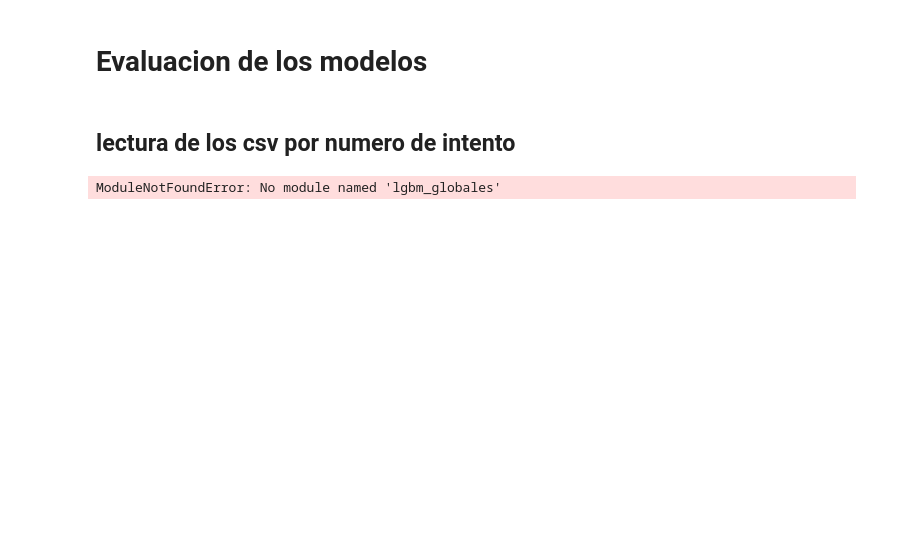
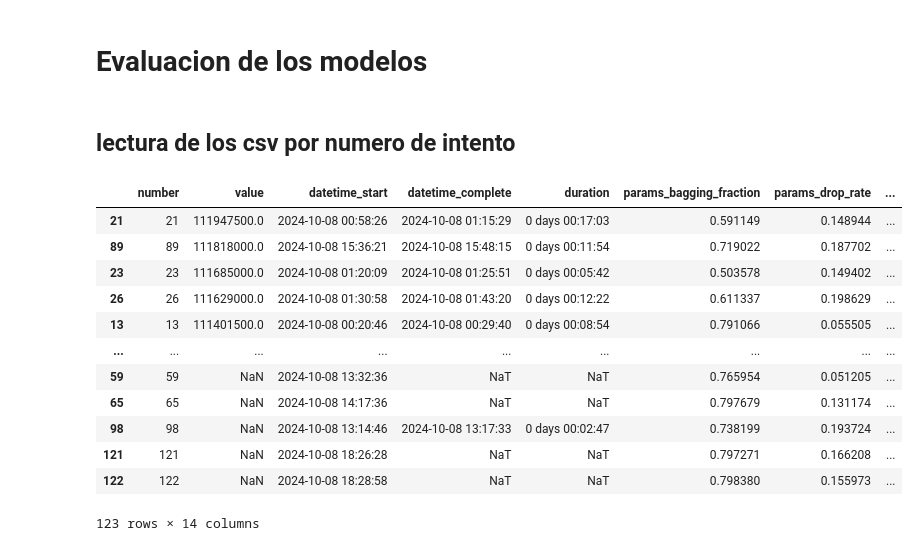
Before and after one commit to jgjuara/pipe-dmeyf24, a Jupyter notebook: testing/evaluacion.ipynb, the cells around one changed output. Saved outputs shown, nothing was run; the diff lists cells and outputs as text; code cells hidden in the pictures; blank space fills up the shorter version.

```diff
--- a/testing/evaluacion.ipynb
+++ b/testing/evaluacion.ipynb
@@ -5,31 +5,42 @@
 # %%
 #%%
 import pandas as pd
 import numpy as np
 import seaborn as sns
 import matplotlib.pyplot as plt
 from sklearn.model_selection import train_test_split
 from sklearn.model_selection import ShuffleSplit, StratifiedShuffleSplit
 from sklearn.ensemble import RandomForestClassifier
 import lightgbm as lgb
 import optuna
 from optuna.visualization import plot_optimization_history, plot_param_importances, plot_slice, plot_contour
 from time import time
 import pickle
 import os
 from dotenv import load_dotenv
 import urllib
-import lgbm_globales
-import funciones_lgbm
 
-study = optuna.create_study(
-    direction="maximize",
+st = "mysql+mysqldb://{u}:{p}@{ip}:3306/optuna_rf_db".format(p=urllib.parse.quote_plus(os.getenv("password")), u = os.getenv("usersrv"), ip = os.getenv("ip"))
+
+study = optuna.load_study(
     study_name= "lgbm_binaria_t3",
-    storage= "",
-    load_if_exists=True
-)
+    storage= st)
+
+study.trials_dataframe().sort_values("value", ascending = False)
 # %% [output]
+|  | number | value | datetime_start | datetime_complete | duration | params_bagging_fraction | params_drop_rate | ... |
+| 21 | 21 | 111947500.0 | 2024-10-08 00:58:26 | 2024-10-08 01:15:29 | 0 days 00:17:03 | 0.591149 | 0.148944 | ... |
+| 89 | 89 | 111818000.0 | 2024-10-08 15:36:21 | 2024-10-08 15:48:15 | 0 days 00:11:54 | 0.719022 | 0.187702 | ... |
+| 23 | 23 | 111685000.0 | 2024-10-08 01:20:09 | 2024-10-08 01:25:51 | 0 days 00:05:42 | 0.503578 | 0.149402 | ... |
+| 26 | 26 | 111629000.0 | 2024-10-08 01:30:58 | 2024-10-08 01:43:20 | 0 days 00:12:22 | 0.611337 | 0.198629 | ... |
+| 13 | 13 | 111401500.0 | 2024-10-08 00:20:46 | 2024-10-08 00:29:40 | 0 days 00:08:54 | 0.791066 | 0.055505 | ... |
+| ... | ... | ... | ... | ... | ... | ... | ... | ... |
+| 59 | 59 | NaN | 2024-10-08 13:32:36 | NaT | NaT | 0.765954 | 0.051205 | ... |
+| 65 | 65 | NaN | 2024-10-08 14:17:36 | NaT | NaT | 0.797679 | 0.131174 | ... |
+| 98 | 98 | NaN | 2024-10-08 13:14:46 | 2024-10-08 13:17:33 | 0 days 00:02:47 | 0.738199 | 0.193724 | ... |
+| 121 | 121 | NaN | 2024-10-08 18:26:28 | NaT | NaT | 0.797271 | 0.166208 | ... |
+| 122 | 122 | NaN | 2024-10-08 18:28:58 | NaT | NaT | 0.798380 | 0.155973 | ... |
-ModuleNotFoundError: No module named 'lgbm_globales'
+123 rows × 14 columns
 # %%
 
 def read_files_as_dataframes(directory_path, file_extension='.csv'):
```
Also changed, not shown: parts of 9 cells of this notebook, 1 other file.
